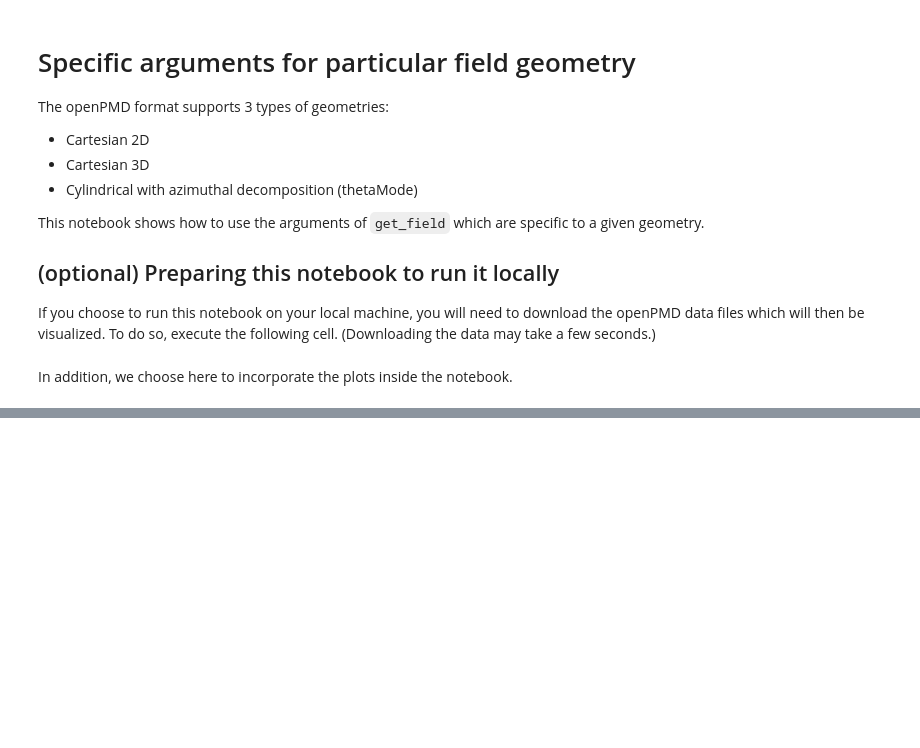
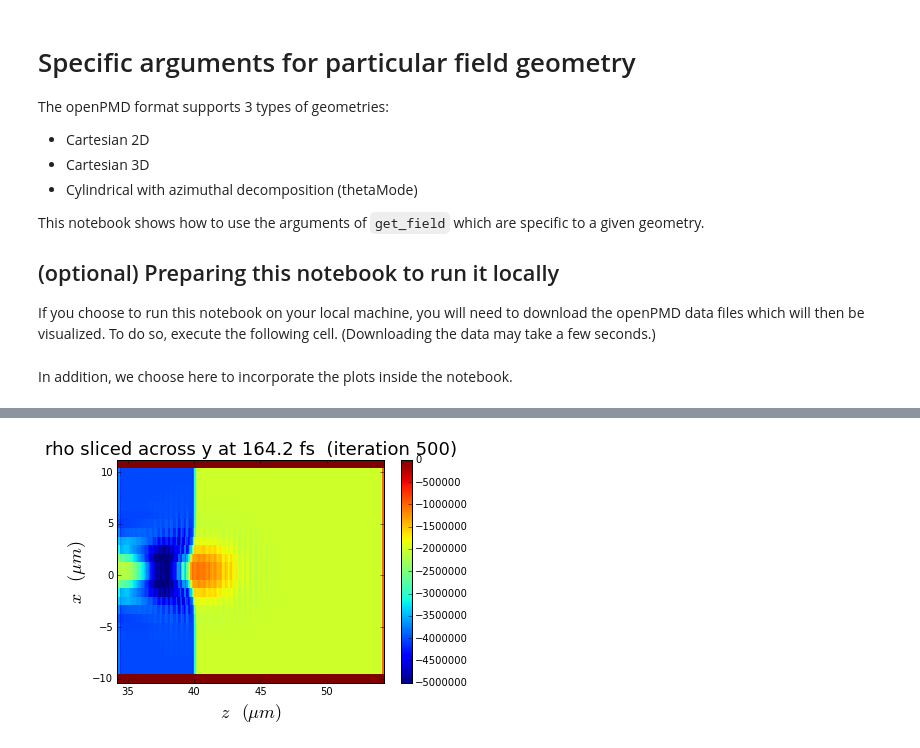
Before and after one commit to openPMD/openPMD-viewer, a Jupyter notebook: tutorials/2_Specific-field-geometries.ipynb, the cells around one changed output, grey strips where cells are left out. Drawn from its saved outputs; the diff is of its cells as text; code cells hidden in the pictures; blank space fills up the shorter version.

Commit message:
Improved the notebook on the field geometry

```diff
--- a/tutorials/2_Specific-field-geometries.ipynb
+++ b/tutorials/2_Specific-field-geometries.ipynb
@@ -37,0 +37,3 @@ In addition, we choose here to incorporate the plots inside the notebook.
+# %%
+ts_3d = OpenPMDTimeSeries('./example-3d/hdf5/')
+ts_circ = OpenPMDTimeSeries('./example-thetaMode/hdf5/')
@@ -37,0 +45,6 @@ In addition, we choose here to incorporate the plots inside the notebook.
+# %%
+# Slice across y (i.e. in a plane parallel to x-z)
+rho1, extent = ts_3d.get_field( field='rho', iteration=500, vmin=-5e6,
+                                             slicing_dir='y', plot=True )
+# %% [output]
+[figure, added]
```
Also changed, not shown: parts of 16 cells of this notebook, 1 other file.
